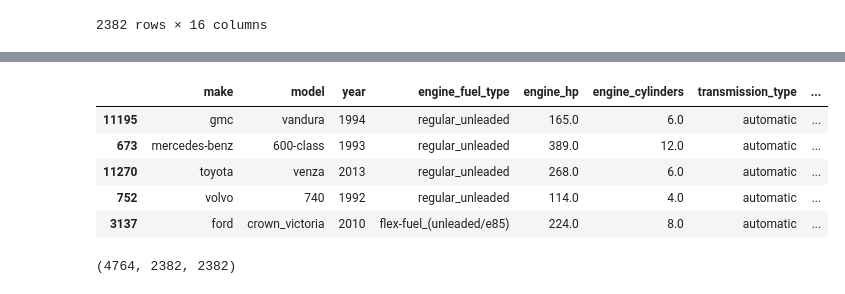
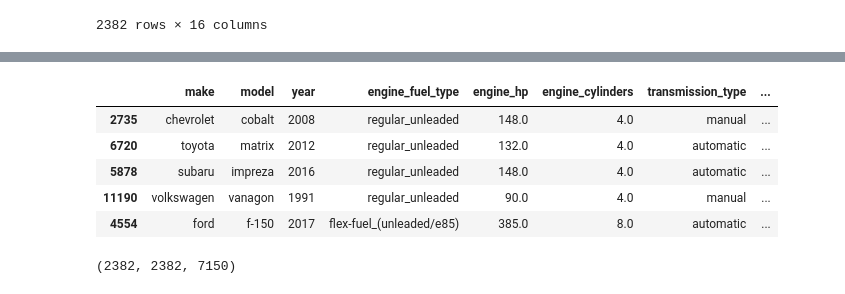
Before and after one commit to prograsshopper/ml-zoomcamp-homework, a Jupyter notebook: week2/carprice.ipynb, the cells around one changed output, grey strips where cells are left out. Drawn from its saved outputs; the diff is of its cells as text; code cells hidden in the pictures.

```diff
--- a/week2/carprice.ipynb
+++ b/week2/carprice.ipynb
@@ -272,23 +272,23 @@ df_train.head()
 # %%
 # test again : same computer, same result
 idx = np.arange(n)
 np.random.seed(2)
 np.random.shuffle(idx)
-df_val = df.iloc[idx[n_train:]]
-df_test = df.iloc[idx[n_train:n_train+n_val]]
-df_train = df.iloc[idx[n_train+n_val:]]
+df_train = df.iloc[idx[:n_train]]
+df_val = df.iloc[idx[n_train:n_train+n_val]]
+df_test = df.iloc[idx[n_train+n_val:]]
 df_train.head(5)
 # %% [output]
 |  | make | model | year | engine_fuel_type | engine_hp | engine_cylinders | transmission_type | ... |
-| 11195 | gmc | vandura | 1994 | regular_unleaded | 165.0 | 6.0 | automatic | ... |
-| 673 | mercedes-benz | 600-class | 1993 | regular_unleaded | 389.0 | 12.0 | automatic | ... |
-| 11270 | toyota | venza | 2013 | regular_unleaded | 268.0 | 6.0 | automatic | ... |
-| 752 | volvo | 740 | 1992 | regular_unleaded | 114.0 | 4.0 | automatic | ... |
-| 3137 | ford | crown_victoria | 2010 | flex-fuel_(unleaded/e85) | 224.0 | 8.0 | automatic | ... |
+| 2735 | chevrolet | cobalt | 2008 | regular_unleaded | 148.0 | 4.0 | manual | ... |
+| 6720 | toyota | matrix | 2012 | regular_unleaded | 132.0 | 4.0 | automatic | ... |
+| 5878 | subaru | impreza | 2016 | regular_unleaded | 148.0 | 4.0 | automatic | ... |
+| 11190 | volkswagen | vanagon | 1991 | regular_unleaded | 90.0 | 4.0 | manual | ... |
+| 4554 | ford | f-150 | 2017 | flex-fuel_(unleaded/e85) | 385.0 | 8.0 | automatic | ... |
 # %%
 len(df_val), len(df_test), len(df_train)
 # %% [output]
-(4764, 2382, 2382)
+(2382, 2382, 7150)
 # %%
 df_train
 # %% [output]
```
Also changed, not shown: parts of 96 cells of this notebook, 1 other file.
